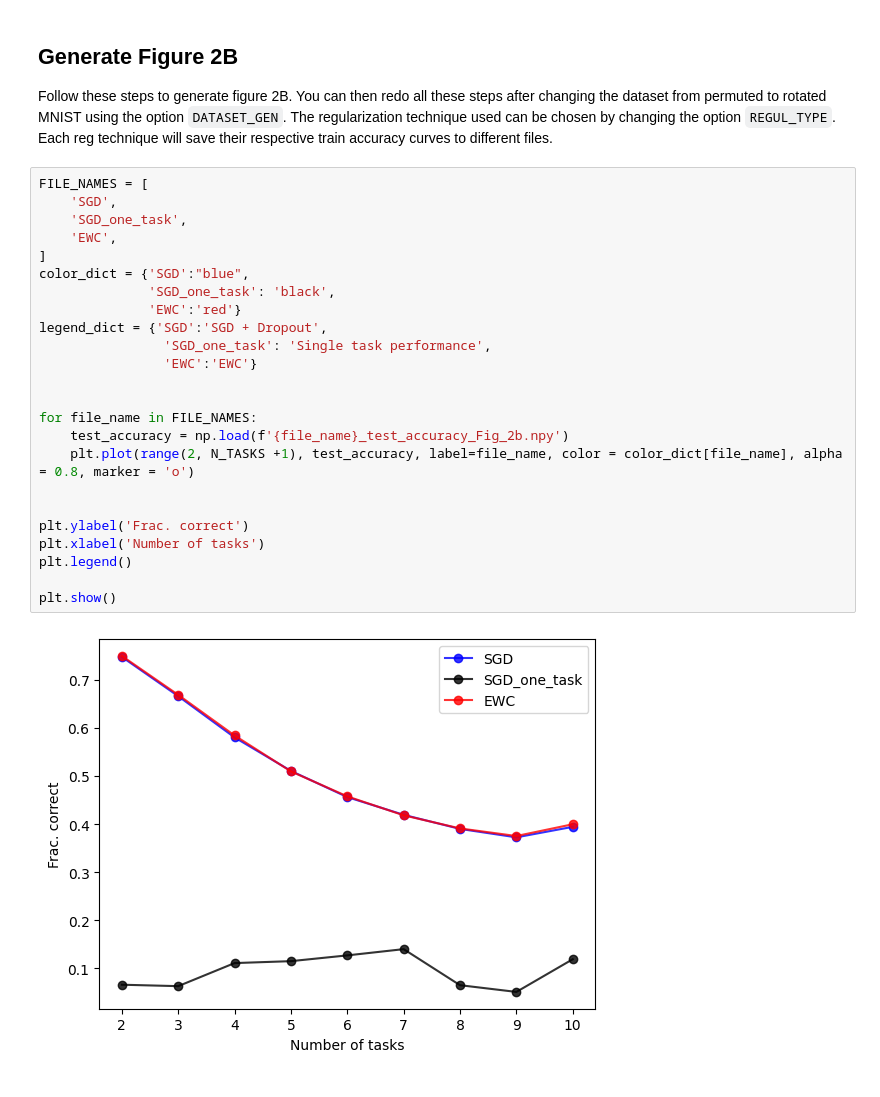
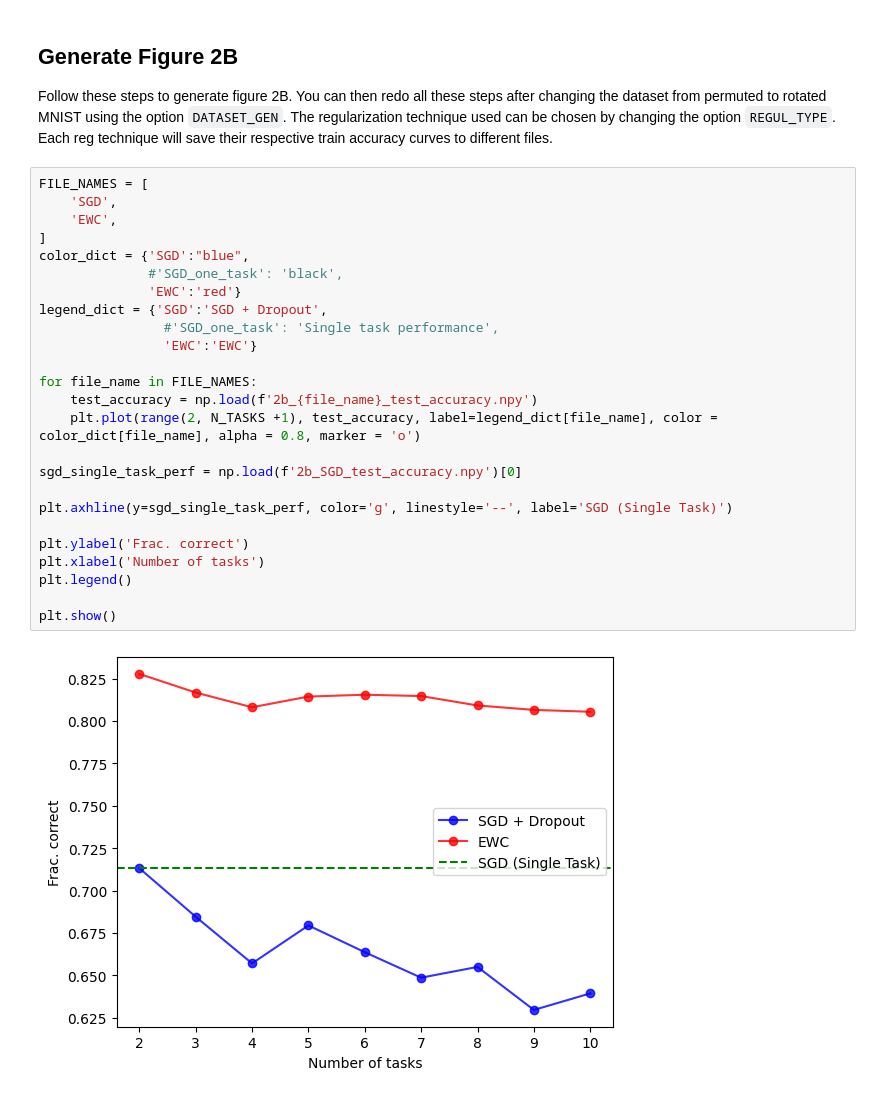
Before and after one commit to Indyuce/ml_reproducibility_project, a Jupyter notebook: fig_2b.ipynb, the cells around one changed output. Saved outputs shown, nothing was run; the diff lists cells and outputs as text.

```diff
--- a/fig_2b.ipynb
+++ b/fig_2b.ipynb
@@ -626,26 +616,27 @@ The regularization technique used can be chosen by changing the option `REGUL_TY
 # %%
 FILE_NAMES = [
     'SGD',
-    'SGD_one_task',
     'EWC',
 ]
 color_dict = {'SGD':"blue",
-              'SGD_one_task': 'black',
+              #'SGD_one_task': 'black',
               'EWC':'red'}
 legend_dict = {'SGD':'SGD + Dropout',
-                'SGD_one_task': 'Single task performance',
+                #'SGD_one_task': 'Single task performance',
                 'EWC':'EWC'}
 
+for file_name in FILE_NAMES:
+    test_accuracy = np.load(f'2b_{file_name}_test_accuracy.npy')
+    plt.plot(range(2, N_TASKS +1), test_accuracy, label=legend_dict[file_name], color = color_dict[file_name], alpha = 0.8, marker = 'o')
 
-for file_name in FILE_NAMES:
-    test_accuracy = np.load(f'{file_name}_test_accuracy_Fig_2b.npy')
-    plt.plot(range(2, N_TASKS +1), test_accuracy, label=file_name, color = color_dict[file_name], alpha = 0.8, marker = 'o')
+sgd_single_task_perf = np.load(f'2b_SGD_test_accuracy.npy')[0]
 
+plt.axhline(y=sgd_single_task_perf, color='g', linestyle='--', label='SGD (Single Task)')
 
 plt.ylabel('Frac. correct')
 plt.xlabel('Number of tasks')
 plt.legend()
 
 plt.show()
 # %% [output]
-[figure, old version]
+[figure, new version]
```
Also changed, not shown: parts of 8 cells of this notebook, 5 other files.
